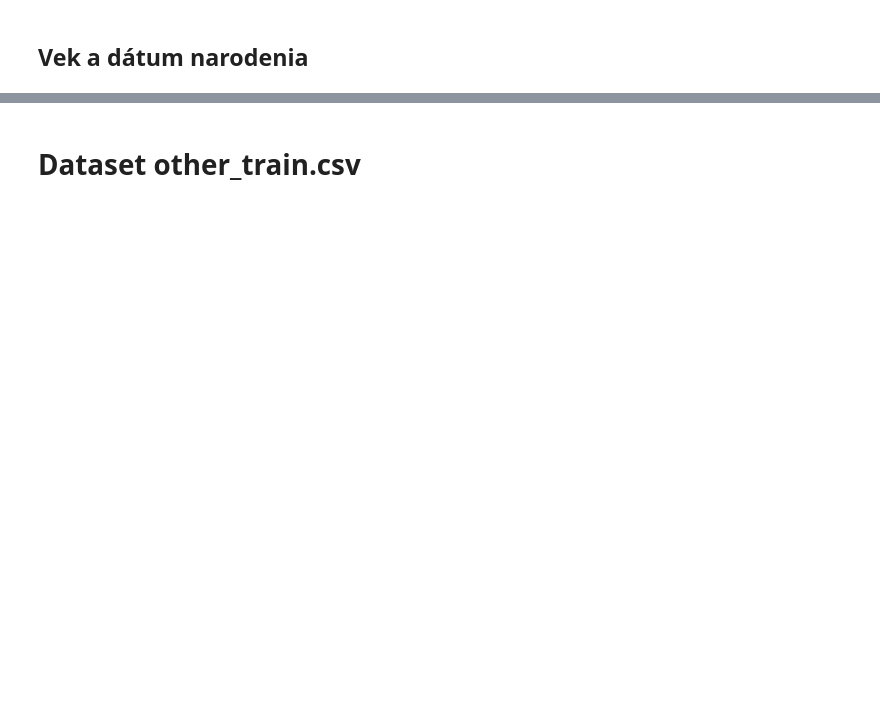
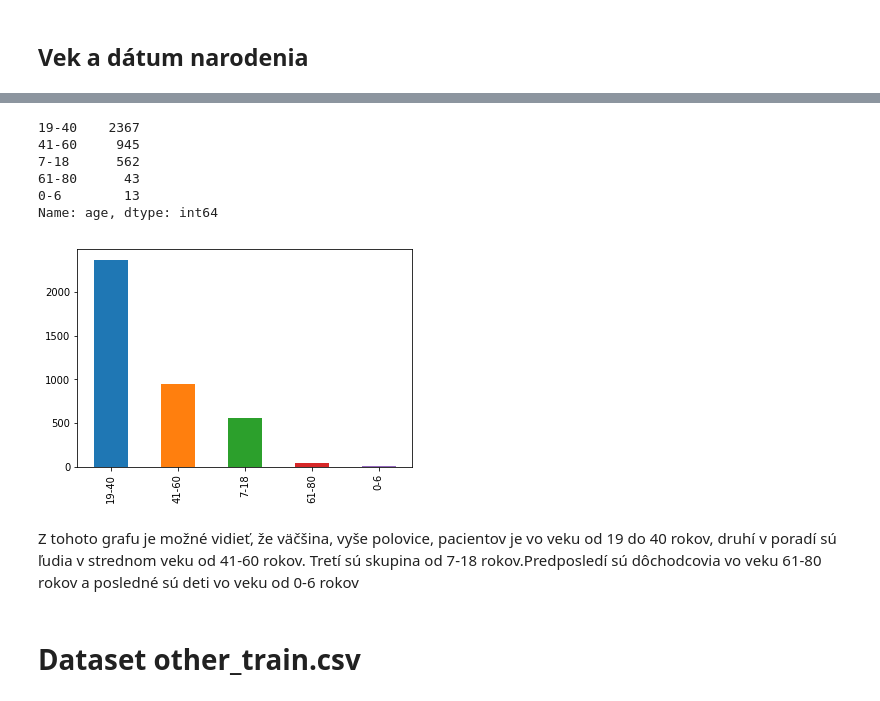
Before and after one commit to Gugliar/IAU-projekt, a Jupyter notebook: IAU_Tibensky_Jedinak.ipynb, the cells around one changed output, grey strips where cells are left out. Cells and saved outputs as stored; diff of their text form; code cells hidden in the pictures; blank space fills up the shorter version.

```diff
--- a/IAU_Tibensky_Jedinak.ipynb
+++ b/IAU_Tibensky_Jedinak.ipynb
@@ -120,0 +127,16 @@ TODO age, date_of_birth
+# %%
+bins = [6,18,40,60,80,110]
+labels = ["0-6","7-18","19-40","41-60","61-80"]
+group = pd.cut(personal_data["age"],bins=bins,labels=labels,right=False)
+group.value_counts().plot(kind="bar")
+group.value_counts(dropna="false")
+# %% [output]
+19-40    2367
+41-60     945
+7-18      562
+61-80      43
+0-6        13
+Name: age, dtype: int64
+[figure, added]
+# %% [markdown]
+Z tohoto grafu je možné vidieť, že väčšina, vyše polovice, pacientov je vo veku od 19 do 40 rokov, druhí v poradí sú ľudia v strednom veku od 41-60 rokov. Tretí sú skupina od 7-18 rokov.Predposledí sú dôchodcovia vo veku 61-80 rokov a posledné sú deti vo veku od 0-6 rokov
```
Also changed, not shown: parts of 27 cells of this notebook.
